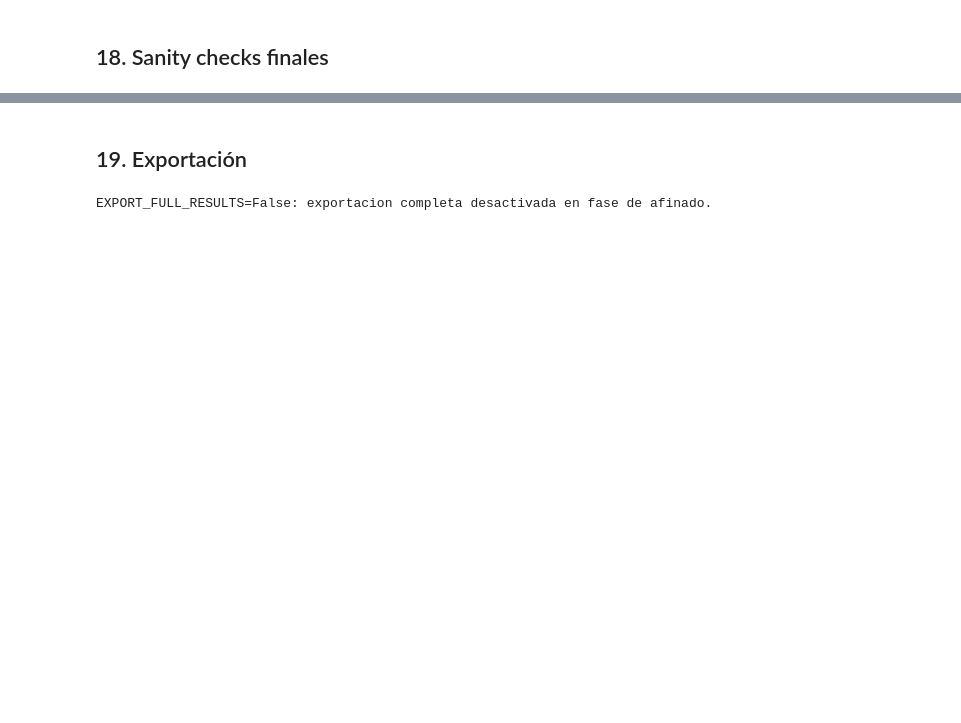
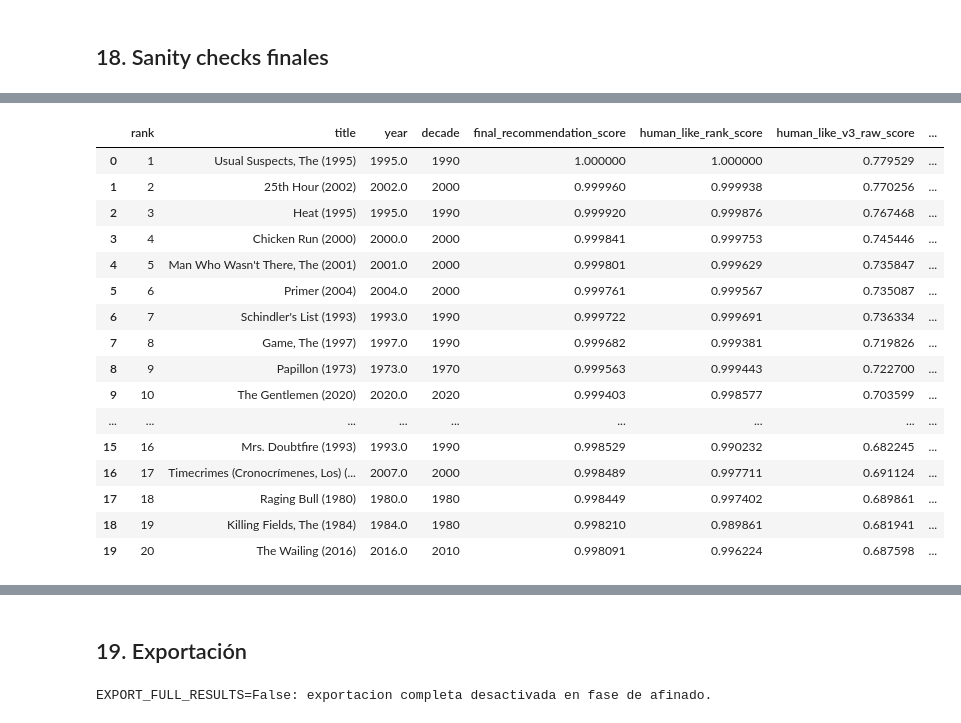
Before and after one commit to alexonazo/TFG, a Jupyter notebook: notebooks/08_recomendador_hibrido_final.ipynb, the cells around one changed output, grey strips where cells are left out. Saved outputs shown, nothing was run; the diff lists cells and outputs as text; code cells hidden in the pictures; blank space fills up the shorter version.

```diff
--- a/notebooks/08_recomendador_hibrido_final.ipynb
+++ b/notebooks/08_recomendador_hibrido_final.ipynb
@@ -5243,6 +5376,15 @@ display(recommendations[available_result_columns].head(20))
 ## 18. Sanity checks finales
 # %%
 n_recommendations = len(recommendations)
+diagnostic_top_cols = [
+    "rank", "title", "year", "decade", "final_recommendation_score", "human_like_rank_score",
+    "human_like_v3_raw_score", "human_like_v3_adjusted_score", "recommendation_bucket",
+    "dominant_signal", "anchor_confidence", "false_positive_risk", "previous_hybrid_rank",
+    "anchor_movies_matched",
+]
+print("Diagnostico breve del top 20 actual:")
+display(recommendations[[col for col in diagnostic_top_cols if col in recommendations.columns]].head(20))
+
 already_watched = recommendations["movieId"].isin(watched_movie_ids).sum()
 already_rated = recommendations["movieId"].isin(rated_movie_ids).sum()
 mean_rating_top = recommendations["rating_mean"].mean()
@@ -5250,8 +5392,15 @@ mean_count_top = recommendations["rating_count"].mean()
 distinct_main_genres = recommendations["main_genre"].nunique()
 positive_year_mean = _weighted_year_mean(liked_movies) if "liked_movies" in globals() else np.nan
 top_year_mean = float(pd.to_numeric(recommendations["year"], errors="coerce").mean()) if "year" in recommendations.columns else np.nan
-pre_1980_count = int((pd.to_numeric(recommendations["year"], errors="coerce") < 1980).sum()) if "year" in recommendations.columns else 0
-pre_1970_count = int((pd.to_numeric(recommendations["year"], errors="coerce") < 1970).sum()) if "year" in recommendations.columns else 0
+positive_year_dispersion = float(pd.to_numeric(liked_movies.loc[pd.to_numeric(liked_movies["user_rating_5"], errors="coerce") >= 4.0, "year"], errors="coerce").std(ddof=0)) if "liked_movies" in globals() and {"year", "user_rating_5"}.issubset(liked_movies.columns) else np.nan
+positive_decade_share = rerank_summary.get("positive_decade_share", candidates_scored.attrs.get("positive_decade_share", {}) if "candidates_scored" in globals() else {})
+top_decade_share = recommendations["decade"].value_counts(normalize=True, dropna=True).sort_index().to_dict() if "decade" in recommendations.columns else {}
+all_temporal_keys = sorted(set(positive_decade_share) | set(top_decade_share))
+temporal_profile_divergence = 0.5 * sum(abs(float(top_decade_share.get(key, 0.0)) - float(positive_decade_share.get(key, 0.0))) for key in all_temporal_keys) if all_temporal_keys else np.nan
+distant_consolidated_mask = (
+    (recommendations.get("temporal_distance_from_profile", pd.Series(0.0, index=recommendations.index)) >= recommendations.get("classic_distance_threshold", pd.Series(np.inf, index=recommendations.index)))
+    & ((recommendations.get("rating_score", pd.Series(0.0, index=recommendations.index)) >= recommendations.get("classic_rating_threshold", pd.Series(np.inf, index=recommendations.index))) | (recommendations.get("popularity_score", pd.Series(0.0, index=recommendations.index)) >= recommendations.get("classic_popularity_threshold", pd.Series(np.inf, index=recommendations.index))))
+)
 
 print(f"Numero de recomendaciones: {n_recommendations}")
 print(f"Ya vistas: {already_watched}")
@@ -5261,13 +5410,15 @@ print(f"rating_count medio top 20: {mean_count_top:.1f}")
 print(f"Generos principales distintos: {distinct_main_genres}")
 print(f"Media de año perfil positivo ponderado: {positive_year_mean:.1f}" if pd.notna(positive_year_mean) else "Media de año perfil positivo ponderado: no disponible")
 print(f"Media de año top final: {top_year_mean:.1f}" if pd.notna(top_year_mean) else "Media de año top final: no disponible")
-print(f"Peliculas pre-1980: {pre_1980_count}")
-print(f"Peliculas pre-1970: {pre_1970_count}")
+print(f"Dispersion temporal perfil positivo: {positive_year_dispersion:.1f}" if pd.notna(positive_year_dispersion) else "Dispersion temporal perfil positivo: no disponible")
+print(f"Divergencia temporal top vs perfil positivo: {temporal_profile_divergence:.3f}" if pd.notna(temporal_profile_divergence) else "Divergencia temporal top vs perfil positivo: no disponible")
 
 for column in [
     "hybrid_score",
     "base_model_evidence_score",
     "human_like_v3_raw_score",
+    "human_like_v3_adjusted_score",
+    "final_recommendation_score",
     "human_like_rank_score",
     "human_like_rank_percentile",
     "human_like_score",
@@ -5275,8 +5426,11 @@ for column in [
     "negative_affinity_score",
     "preference_margin_score",
     "anchor_match_score",
+    "anchor_coherence_score",
     "anchor_specificity_score",
+    "explanation_quality_score",
     "user_temporal_affinity_score",
+    "temporal_portfolio_penalty",
     "temporal_mismatch_penalty",
     "rerank_jump_penalty",
     "false_positive_risk",
@@ -5296,6 +5450,10 @@ print("Distribucion anchor_confidence:")
 display(recommendations["anchor_confidence"].value_counts(dropna=False))
 print("Distribucion por decada:")
 display(recommendations["decade"].value_counts(dropna=False).sort_index() if "decade" in recommendations.columns else pd.Series(dtype=int))
+print("Distribucion temporal esperada del perfil positivo:")
+display(pd.Series(positive_decade_share, dtype=float).sort_index() if positive_decade_share else pd.Series(dtype=float))
+print("Distribucion temporal del top final:")
+display(pd.Series(top_decade_share, dtype=float).sort_index() if top_decade_share else pd.Series(dtype=float))
 
 quality_warnings = []
 
@@ -5303,18 +5461,20 @@ def _max_share(column):
     counts = recommendations[column].value_counts(dropna=False) if column in recommendations.columns else pd.Series(dtype=int)
     return float(counts.max() / len(recommendations)) if len(recommendations) and not counts.empty else 0.0
 
-def _old_strong_mask(df):
+def _good_evidence_mask(df):
+    risk_threshold = df.get("risk_medium_threshold", pd.Series(0.40, index=df.index))
     return (
         (df.get("anchor_confidence", pd.Series("", index=df.index)) == "alto")
         | (
             (df.get("preference_margin_score", pd.Series(0.0, index=df.index)) >= 0.70)
-            & (df.get("false_positive_risk", pd.Series(1.0, index=df.index)) <= 0.40)
+            & (df.get("false_positive_risk", pd.Series(1.0, index=df.index)) < risk_threshold)
             & (df.get("user_temporal_affinity_score", pd.Series(0.0, index=df.index)) >= 0.45)
+            & (df.get("base_model_evidence_score", pd.Series(0.0, index=df.index)) >= 0.45)
         )
     )
 
-if "human_like_rank_score" in recommendations.columns and (recommendations["human_like_rank_score"].max() - recommendations["human_like_rank_score"].min()) < 0.10:
-    quality_warnings.append("human_like_rank_score del top 20 tiene rango menor a 0.10.")
+if "final_recommendation_score" in recommendations.columns and (recommendations["final_recommendation_score"].max() - recommendations["final_recommendation_score"].min()) < 0.12:
+    quality_warnings.append("final_recommendation_score del top 20 tiene rango menor a 0.12.")
 if _max_share("dominant_signal") > 0.75:
     quality_warnings.append("dominant_signal concentra mas del 75% en una sola categoria.")
 if "anchor_confidence" in recommendations.columns and (recommendations["anchor_confidence"] == "alto").mean() > 0.70:
@@ -5329,27 +5489,28 @@ if "decade" in recommendations.columns:
     decade_counts = recommendations["decade"].value_counts(dropna=False)
     if len(decade_counts) >= 4 and decade_counts.nunique() == 1:
         quality_warnings.append("Distribucion por decada sospechosamente uniforme; revisar si hay cuota temporal accidental.")
-if "year" in recommendations.columns:
-    old_mask = pd.to_numeric(recommendations["year"], errors="coerce") < 1980
-    very_old_mask = pd.to_numeric(recommendations["year"], errors="coerce") < 1970
-    if int((old_mask & ~_old_strong_mask(recommendations)).sum()) > 5:
-        quality_warnings.append("Hay mas de 5 peliculas pre-1980 sin justificacion fuerte.")
-    if int((very_old_mask & ~_old_strong_mask(recommendations)).sum()) > 3:
-        quality_warnings.append("Hay mas de 3 peliculas pre-1970 sin justificacion fuerte.")
+if pd.notna(temporal_profile_divergence) and temporal_profile_divergence > 0.45:
+    quality_warnings.append("La distribucion temporal del top se aleja demasiado del perfil positivo.")
 if pd.notna(positive_year_mean) and pd.notna(top_year_mean) and abs(top_year_mean - positive_year_mean) > 18:
     quality_warnings.append("La media de año del top final se aleja demasiado del perfil positivo.")
 if "false_positive_risk" in recommendations.columns and recommendations["false_positive_risk"].mean() > 0.50:
     quality_warnings.append("false_positive_risk medio del top 20 supera 0.50.")
 if "false_positive_risk" in recommendations.columns and (recommendations["false_positive_risk"] > 0.70).any():
     quality_warnings.append("Hay peliculas con false_positive_risk > 0.70 en el top.")
-if "false_positive_risk" in recommendations.columns and "recommendation_bucket" in recommendations.columns:
-    if (recommendations["false_positive_risk"] >= 0.40).any() and not (recommendations["recommendation_bucket"] == "riesgo_controlado").any():
-        quality_warnings.append("Hay riesgo >= 0.40 pero ninguna pelicula queda etiquetada como riesgo_controlado.")
+if "false_positive_risk" in recommendations.columns and "recommendation_bucket" in recommendations.columns and "risk_medium_threshold" in recommendations.columns:
+    if (recommendations["false_positive_risk"] >= recommendations["risk_medium_threshold"]).any() and not (recommendations["recommendation_bucket"] == "riesgo_controlado").any():
+        quality_warnings.append("Hay peliculas por encima del umbral dinamico de riesgo medio pero ninguna queda etiquetada como riesgo_controlado.")
+if "recommendation_bucket" in recommendations.columns and distant_consolidated_mask.sum() >= 2 and not (recommendations["recommendation_bucket"] == "clasico_pendiente").any():
+    quality_warnings.append("Hay peliculas temporalmente alejadas y consolidadas, pero ninguna queda como clasico_pendiente.")
+if "anchor_coherence_score" in recommendations.columns and "anchor_movies_matched" in recommendations.columns:
+    weak_anchor_used = recommendations[recommendations["anchor_movies_matched"].fillna("").astype(str).str.len().gt(0) & (recommendations["anchor_coherence_score"] < 0.35)]
+    if not weak_anchor_used.empty:
+        quality_warnings.append("Hay anclas usadas con anchor_coherence_score bajo.")
 if "anchor_specificity_score" in recommendations.columns and (recommendations["anchor_specificity_score"] < 0.40).mean() > 0.50:
     quality_warnings.append("Mas del 50% del top tiene anchor_specificity_score bajo.")
 if "preference_margin_score" in recommendations.columns and (recommendations["preference_margin_score"] < 0.45).mean() > 0.30:
     quality_warnings.append("Mas del 30% del top tiene preference_margin_score bajo.")
-if "previous_hybrid_rank" in recommendations.columns and ((recommendations["previous_hybrid_rank"] > 300) & ~_old_strong_mask(recommendations)).mean() > 0.30:
+if "previous_hybrid_rank" in recommendations.columns and ((recommendations["previous_hybrid_rank"] > 300) & ~_good_evidence_mask(recommendations)).mean() > 0.30:
     quality_warnings.append("Mas del 30% del top tiene previous_hybrid_rank > 300 sin justificacion fuerte.")
 if "base_model_evidence_score" in recommendations.columns and (recommendations["base_model_evidence_score"] < 0.40).mean() > 0.40:
     quality_warnings.append("Mas del 40% del top entra con base_model_evidence_score bajo.")
@@ -5362,25 +5523,34 @@ if not quality_warnings:
 
 summary_execution = {
     "dataframe_final": "final_human_like_recommendations",
-    "score_ranking_final": "human_like_rank_score",
+    "score_ranking_final": "final_recommendation_score",
     "n_candidates_before_top": int(len(candidates_scored)) if "candidates_scored" in globals() else np.nan,
-    "human_like_rank_score_range_top20": float(recommendations["human_like_rank_score"].max() - recommendations["human_like_rank_score"].min()) if "human_like_rank_score" in recommendations.columns else np.nan,
+    "final_recommendation_score_range_top20": float(recommendations["final_recommendation_score"].max() - recommendations["final_recommendation_score"].min()) if "final_recommendation_score" in recommendations.columns else np.nan,
+    "human_like_rank_score_range_top20_aux": float(recommendations["human_like_rank_score"].max() - recommendations["human_like_rank_score"].min()) if "human_like_rank_score" in recommendations.columns else np.nan,
     "human_like_rank_percentile_range_top20": float(recommendations["human_like_rank_percentile"].max() - recommendations["human_like_rank_percentile"].min()) if "human_like_rank_percentile" in recommendations.columns else np.nan,
     "positive_profile_weighted_year_mean": positive_year_mean,
+    "positive_profile_year_dispersion": positive_year_dispersion,
     "top_final_year_mean": top_year_mean,
+    "positive_decade_share": positive_decade_share,
+    "top_decade_share": top_decade_share,
+    "temporal_profile_divergence": temporal_profile_divergence,
     "decades": recommendations["decade"].value_counts(dropna=False).sort_index().to_dict() if "decade" in recommendations.columns else {},
-    "n_pre_1980": pre_1980_count,
-    "n_pre_1970": pre_1970_count,
     "buckets": recommendations["recommendation_bucket"].value_counts().to_dict() if "recommendation_bucket" in recommendations.columns else {},
     "branches": recommendations["recommendation_branch"].value_counts().to_dict() if "recommendation_branch" in recommendations.columns else {},
     "dominant_signal": recommendations["dominant_signal"].value_counts().to_dict() if "dominant_signal" in recommendations.columns else {},
     "anchor_confidence": recommendations["anchor_confidence"].value_counts().to_dict() if "anchor_confidence" in recommendations.columns else {},
     "mean_false_positive_risk_top20": float(recommendations["false_positive_risk"].mean()) if "false_positive_risk" in recommendations.columns else np.nan,
+    "max_false_positive_risk_top20": float(recommendations["false_positive_risk"].max()) if "false_positive_risk" in recommendations.columns else np.nan,
+    "risk_medium_threshold": float(recommendations["risk_medium_threshold"].median()) if "risk_medium_threshold" in recommendations.columns else np.nan,
+    "riesgo_controlado_titles": " | ".join(recommendations.loc[recommendations["recommendation_bucket"] == "riesgo_controlado", "title"].astype(str)) if "recommendation_bucket" in recommendations.columns else "",
+    "clasico_pendiente_titles": " | ".join(recommendations.loc[recommendations["recommendation_bucket"] == "clasico_pendiente", "title"].astype(str)) if "recommendation_bucket" in recommendations.columns else "",
     "mean_user_temporal_affinity_top20": float(recommendations["user_temporal_affinity_score"].mean()) if "user_temporal_affinity_score" in recommendations.columns else np.nan,
     "overlap_hybrid_vs_final": human_like_ranking_overlap_top20 if "human_like_ranking_overlap_top20" in globals() else np.nan,
     "overlap_semantic_vs_final": semantic_human_like_overlap_top20 if "semantic_human_like_overlap_top20" in globals() else np.nan,
     "unique_debug_file": str(REPORTS_DEBUG / "recomendador_debug_snapshot.csv"),
+    "generated_files_default": [str(REPORTS_DEBUG / "recomendador_debug_snapshot.csv")] if EXPORT_DEBUG_SNAPSHOT else [],
     "legacy_exports_disabled": not EXPORT_FULL_RESULTS,
+    "extra_files_disabled": not EXPORT_FULL_RESULTS,
 }
 display(pd.DataFrame(summary_execution.items(), columns=["metric", "value"]))
 # %% [output]
@@ -5403,0 +5558,17 @@ Distribucion recommendation_bucket:
+|  | rank | title | year | decade | final_recommendation_score | human_like_rank_score | human_like_v3_raw_score | ... |
+| 0 | 1 | Usual Suspects, The (1995) | 1995.0 | 1990 | 1.000000 | 1.000000 | 0.779529 | ... |
+| 1 | 2 | 25th Hour (2002) | 2002.0 | 2000 | 0.999960 | 0.999938 | 0.770256 | ... |
+| 2 | 3 | Heat (1995) | 1995.0 | 1990 | 0.999920 | 0.999876 | 0.767468 | ... |
+| 3 | 4 | Chicken Run (2000) | 2000.0 | 2000 | 0.999841 | 0.999753 | 0.745446 | ... |
+| 4 | 5 | Man Who Wasn't There, The (2001) | 2001.0 | 2000 | 0.999801 | 0.999629 | 0.735847 | ... |
+| 5 | 6 | Primer (2004) | 2004.0 | 2000 | 0.999761 | 0.999567 | 0.735087 | ... |
+| 6 | 7 | Schindler's List (1993) | 1993.0 | 1990 | 0.999722 | 0.999691 | 0.736334 | ... |
+| 7 | 8 | Game, The (1997) | 1997.0 | 1990 | 0.999682 | 0.999381 | 0.719826 | ... |
+| 8 | 9 | Papillon (1973) | 1973.0 | 1970 | 0.999563 | 0.999443 | 0.722700 | ... |
+| 9 | 10 | The Gentlemen (2020) | 2020.0 | 2020 | 0.999403 | 0.998577 | 0.703599 | ... |
+| ... | ... | ... | ... | ... | ... | ... | ... | ... |
+| 15 | 16 | Mrs. Doubtfire (1993) | 1993.0 | 1990 | 0.998529 | 0.990232 | 0.682245 | ... |
+| 16 | 17 | Timecrimes (Cronocrímenes, Los) (... | 2007.0 | 2000 | 0.998489 | 0.997711 | 0.691124 | ... |
+| 17 | 18 | Raging Bull (1980) | 1980.0 | 1980 | 0.998449 | 0.997402 | 0.689861 | ... |
+| 18 | 19 | Killing Fields, The (1984) | 1984.0 | 1980 | 0.998210 | 0.989861 | 0.681941 | ... |
+| 19 | 20 | The Wailing (2016) | 2016.0 | 2010 | 0.998091 | 0.996224 | 0.687598 | ... |
```
Also changed, not shown: parts of 7 cells of this notebook, 1 other file.
